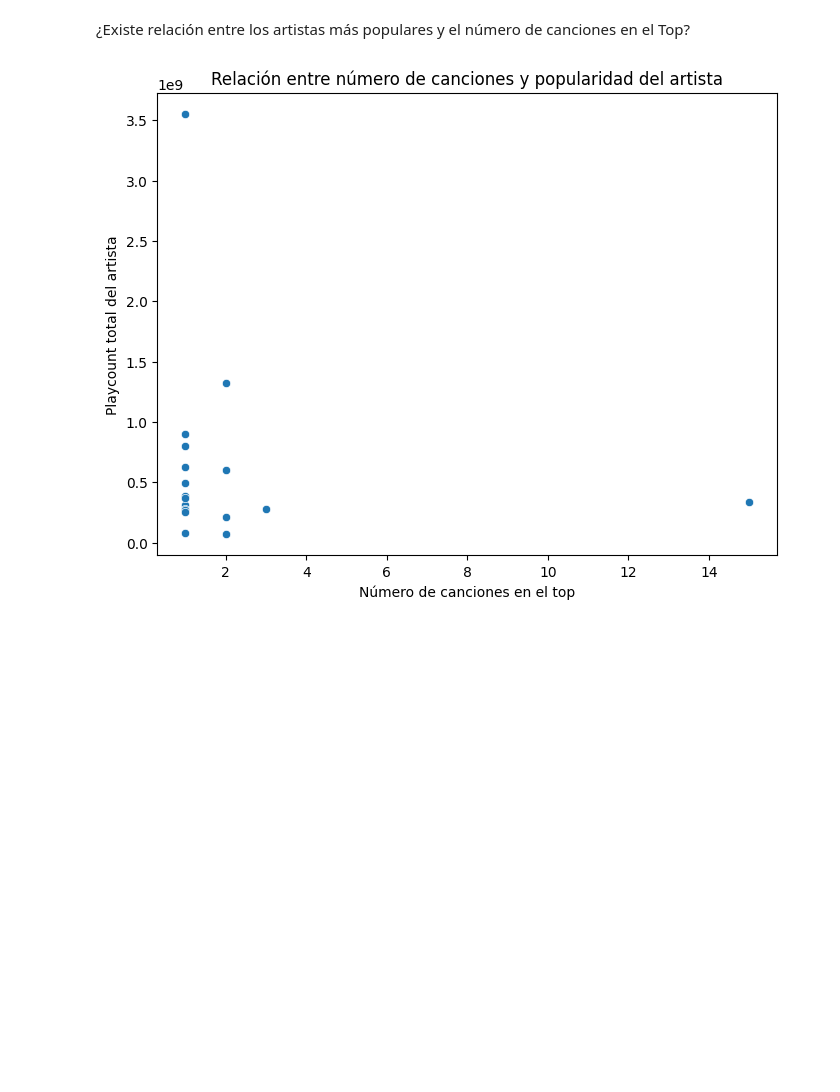
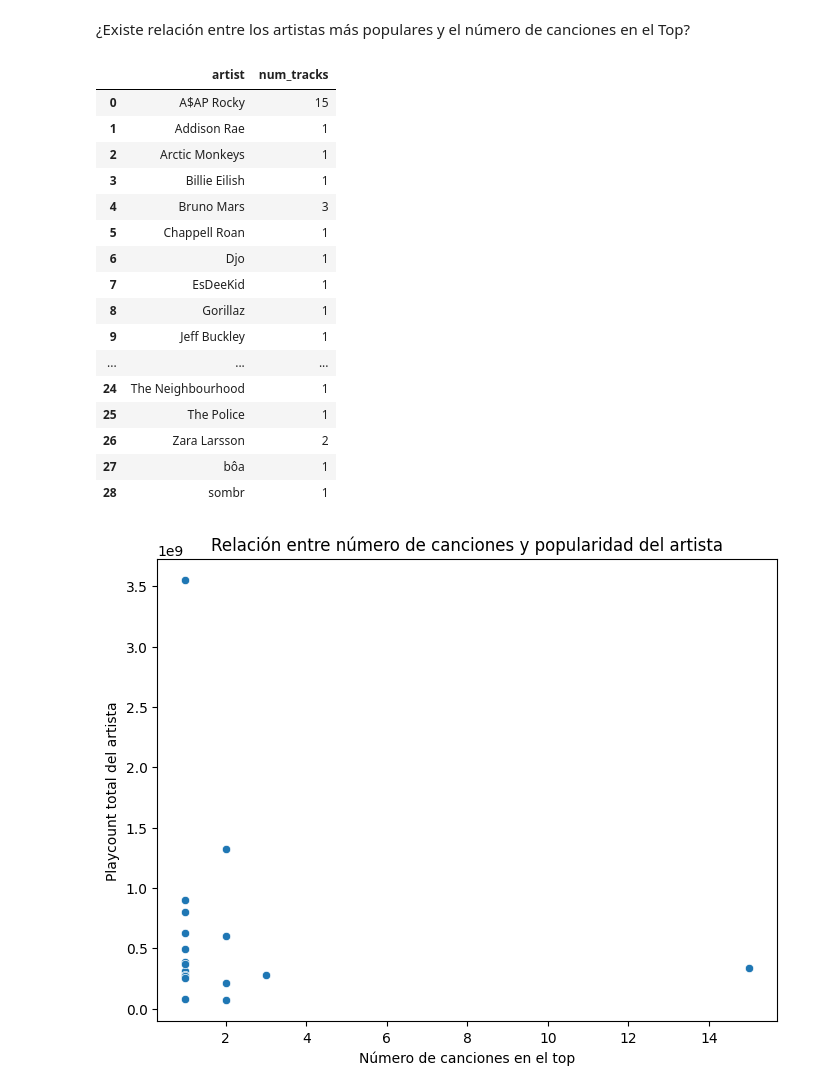
Before and after one commit to ArtiRamos/lastfm_data_analysis, a Jupyter notebook: 3.Análisis estadístico.ipynb, the cells around one changed output. Drawn from its saved outputs; the diff is of its cells as text; code cells hidden in the pictures; blank space fills up the shorter version.

```diff
--- a/ejercicio_33_35.ipynb
+++ b/3.Análisis estadístico.ipynb
@@ -12,11 +12,24 @@ df_tracks = pd.read_csv("top_tracks_lastfm.csv")
 # %% [markdown]
 ¿Existe relación entre los artistas más populares y el número de canciones en el Top?
 # %%
-#Aqui vamos a agrupar las canciones por artista
-tracks_por_artista = (
-    df_tracks
-    .groupby("artist")
-    .size()
-    .reset_index(name = "num_tracks")
-)
+tracks_por_artista = (df_tracks.groupby("artist").size().reset_index(name = "num_tracks"))
+tracks_por_artista
+# %% [output]
+|  | artist | num_tracks |
+| 0 | A$AP Rocky | 15 |
+| 1 | Addison Rae | 1 |
+| 2 | Arctic Monkeys | 1 |
+| 3 | Billie Eilish | 1 |
+| 4 | Bruno Mars | 3 |
+| 5 | Chappell Roan | 1 |
+| 6 | Djo | 1 |
+| 7 | EsDeeKid | 1 |
+| 8 | Gorillaz | 1 |
+| 9 | Jeff Buckley | 1 |
+| ... | ... | ... |
+| 24 | The Neighbourhood | 1 |
+| 25 | The Police | 1 |
+| 26 | Zara Larsson | 2 |
+| 27 | bôa | 1 |
+| 28 | sombr | 1 |
 # %%
```
Also changed, not shown: parts of 15 cells of this notebook, 6 other files.
